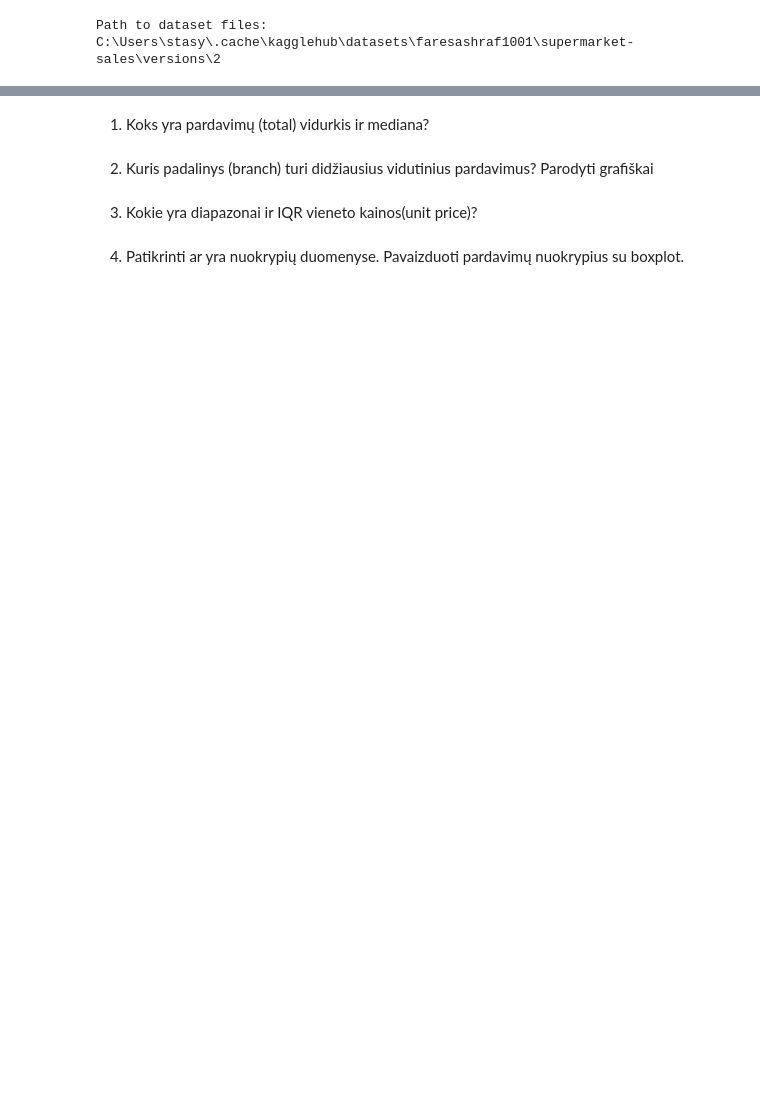
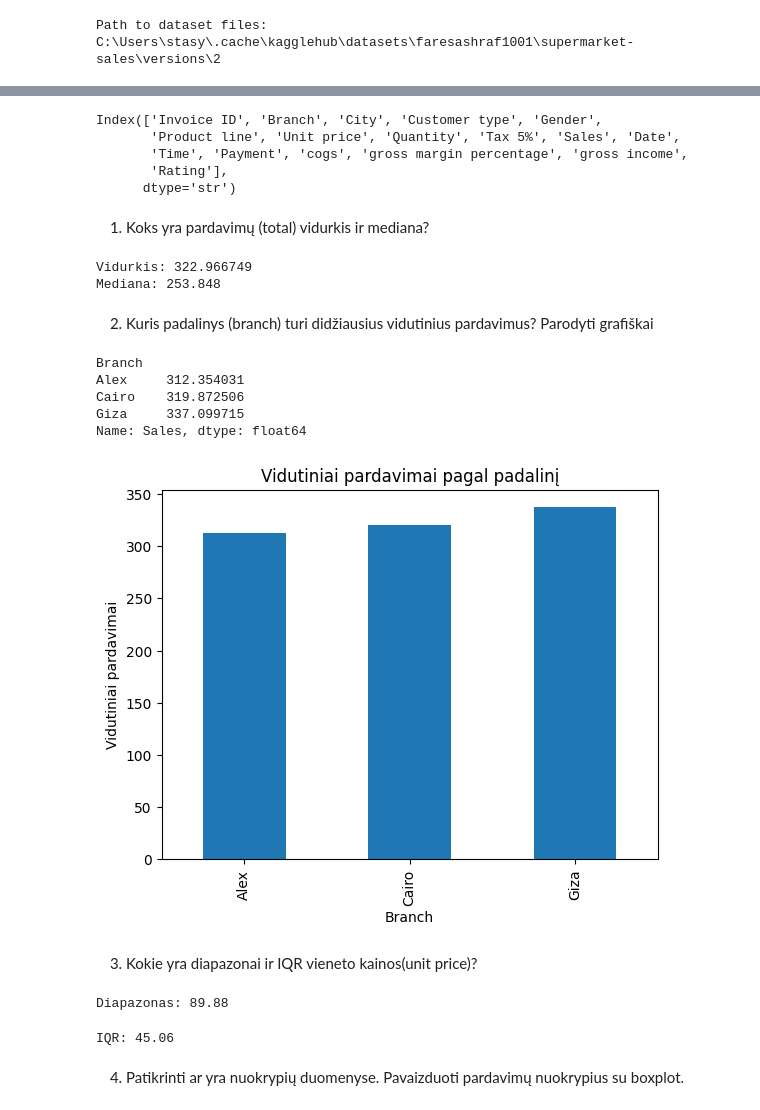
Before and after one commit to erikasstasytis/Python, a Jupyter notebook: Descriptive_statistics_task.ipynb, the cells around one changed output, grey strips where cells are left out. Saved outputs shown, nothing was run; the diff lists cells and outputs as text; code cells hidden in the pictures; blank space fills up the shorter version.

```diff
--- a/Descriptive_statistics_task.ipynb
+++ b/Descriptive_statistics_task.ipynb
@@ -48,12 +25,59 @@ statistics.head()
 | 2 | 631-41-3108 | Alex | Yangon | Normal | Female | Home and lifestyle | 46.33 | 7 | 16.2155 | ... |
 | 3 | 123-19-1176 | Alex | Yangon | Member | Female | Health and beauty | 58.22 | 8 | 23.2880 | ... |
 | 4 | 373-73-7910 | Alex | Yangon | Member | Female | Sports and travel | 86.31 | 7 | 30.2085 | ... |
+# %%
+statistics.columns
+# %% [output]
+Index(['Invoice ID', 'Branch', 'City', 'Customer type', 'Gender',
+       'Product line', 'Unit price', 'Quantity', 'Tax 5%', 'Sales', 'Date',
+       'Time', 'Payment', 'cogs', 'gross margin percentage', 'gross income',
+       'Rating'],
+      dtype='str')
 # %% [markdown]
 1. Koks yra pardavimų (total) vidurkis ir mediana?
+# %%
+mean_total = statistics["Sales"].mean()
+median_total = statistics["Sales"].median()
+
+print("Vidurkis:", mean_total)
+print("Mediana:", median_total)
+# %% [output]
+Vidurkis: 322.966749
+Mediana: 253.848
 # %% [markdown]
 2. Kuris padalinys (branch) turi didžiausius vidutinius pardavimus? Parodyti grafiškai
+# %%
+branch_avg = statistics.groupby("Branch")["Sales"].mean()
+
+print(branch_avg)
+
+# Grafikas
+branch_avg.plot(kind="bar")
+plt.title("Vidutiniai pardavimai pagal padalinį")
+plt.ylabel("Vidutiniai pardavimai")
+plt.show()
+# %% [output]
+Branch
+Alex     312.354031
+Cairo    319.872506
+Giza     337.099715
+Name: Sales, dtype: float64
+[figure, added]
 # %% [markdown]
 3. Kokie yra diapazonai ir IQR vieneto kainos(unit price)?
+# %%
+unit_price_range = statistics["Unit price"].max() - statistics["Unit price"].min()
+print("Diapazonas:", unit_price_range)
+# %% [output]
+Diapazonas: 89.88
+# %%
+Q1 = statistics["Unit price"].quantile(0.25)
+Q3 = statistics["Unit price"].quantile(0.75)
+IQR = Q3 - Q1
+
+print("IQR:", IQR)
+# %% [output]
+IQR: 45.06
 # %% [markdown]
 4. Patikrinti ar yra nuokrypių duomenyse. Pavaizduoti pardavimų nuokrypius su
 boxplot.
```
Also changed, not shown: parts of 7 cells of this notebook, 4 other files.
